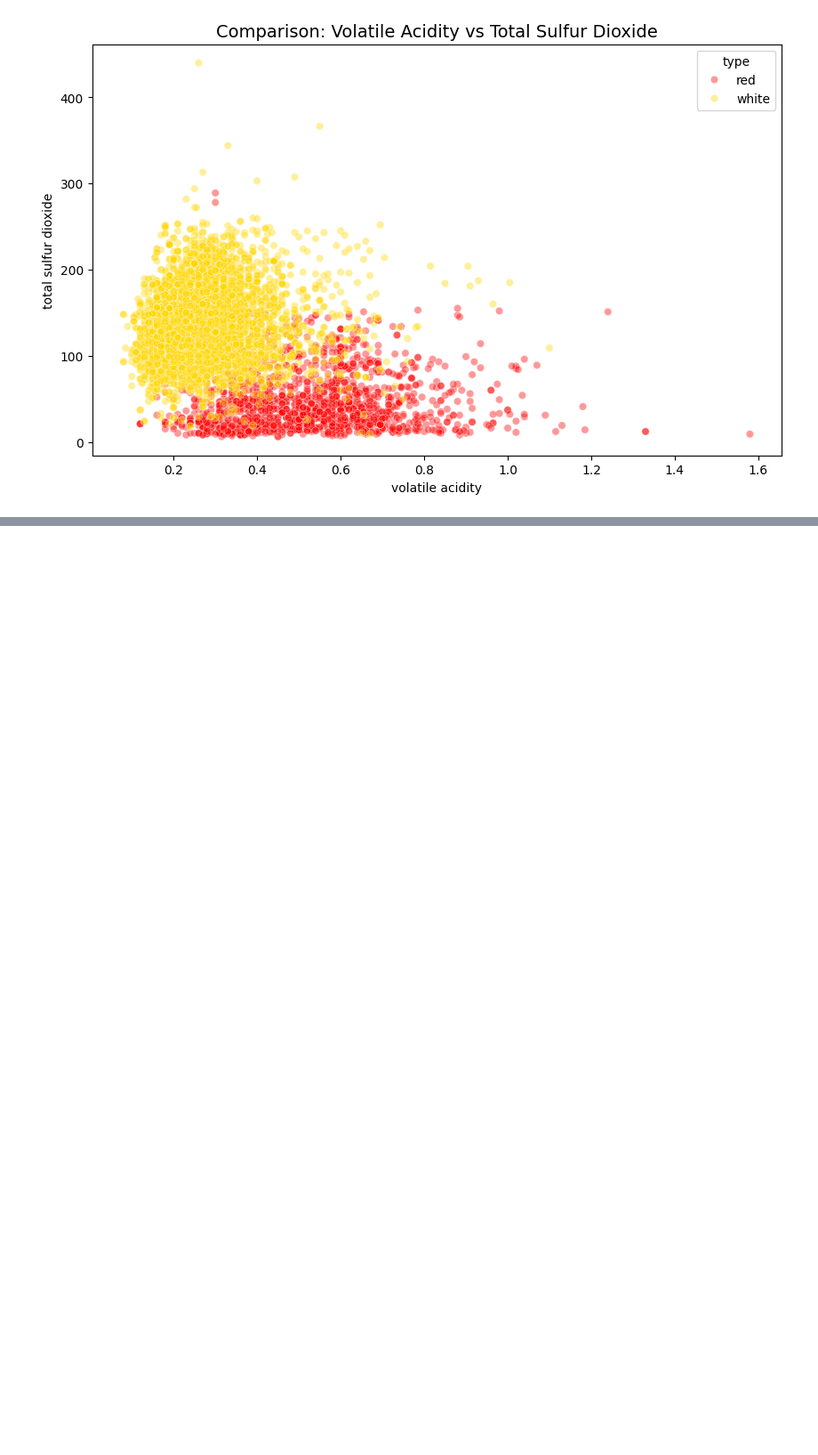
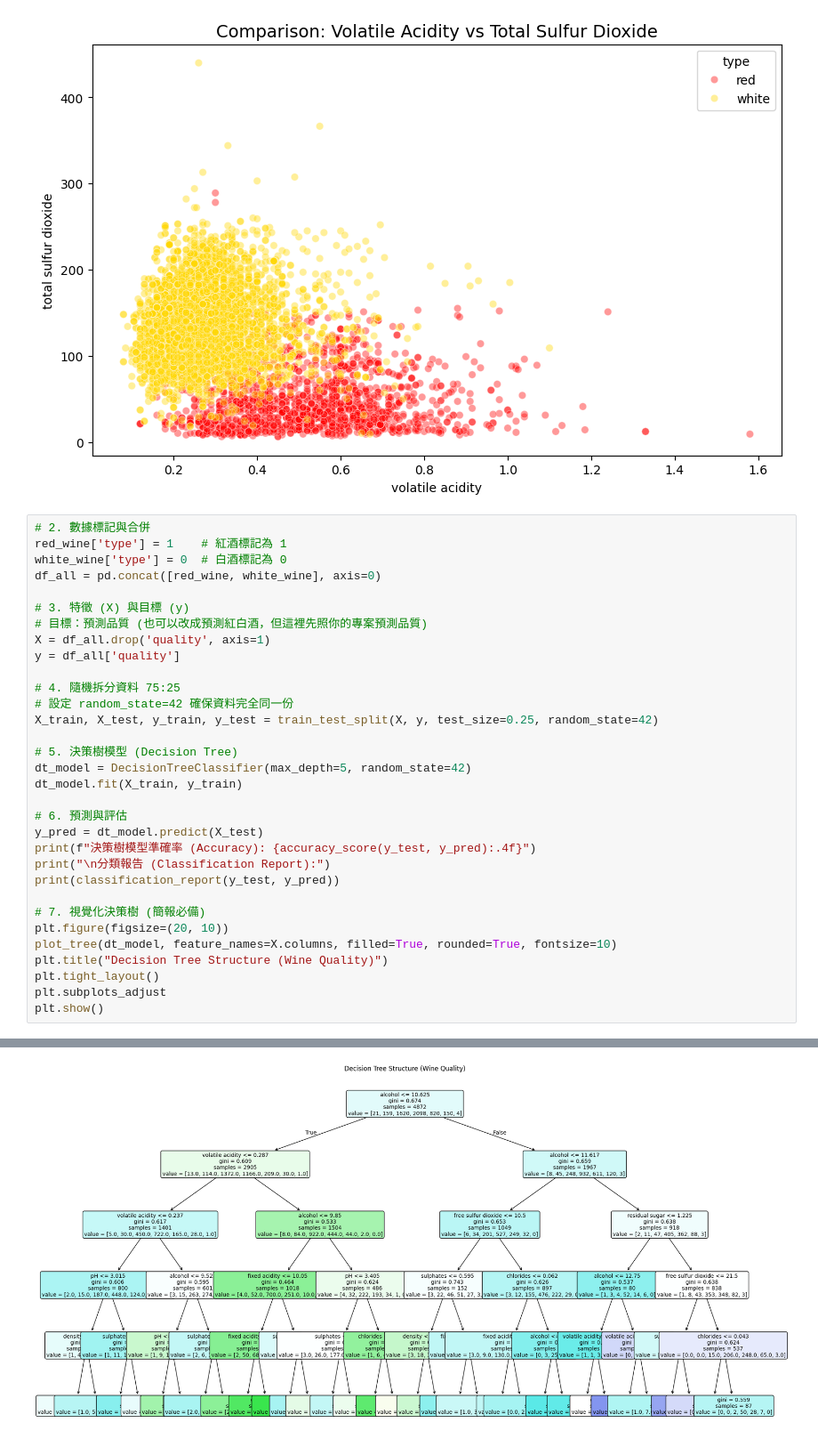
Before and after one commit to hottp2988/tibame-20251203, a Jupyter notebook: red_and_white_winequality.ipynb, the cells around one changed output, grey strips where cells are left out. Shown at 89% size. Cells and saved outputs as stored; diff of their text form; blank space fills up the shorter version.

```diff
--- a/red_and_white_winequality.ipynb
+++ b/red_and_white_winequality.ipynb
@@ -38,3 +42,36 @@ plt.title('Comparison: Volatile Acidity vs Total Sulfur Dioxide', fontsize=14)
 plt.show()
 # %% [output]
 [figure]
+# %%
+# 2. 數據標記與合併
+red_wine['type'] = 1    # 紅酒標記為 1
+white_wine['type'] = 0  # 白酒標記為 0
+df_all = pd.concat([red_wine, white_wine], axis=0)
+
+# 3. 特徵 (X) 與目標 (y)
+# 目標：預測品質 (也可以改成預測紅白酒，但這裡先照你的專案預測品質)
+X = df_all.drop('quality', axis=1)
+y = df_all['quality']
+
+# 4. 隨機拆分資料 75:25
+# 設定 random_state=42 確保資料完全同一份
+X_train, X_test, y_train, y_test = train_test_split(X, y, test_size=0.25, random_state=42)
+
+# 5. 決策樹模型 (Decision Tree)
+dt_model = DecisionTreeClassifier(max_depth=5, random_state=42)
+dt_model.fit(X_train, y_train)
+
+# 6. 預測與評估
+y_pred = dt_model.predict(X_test)
+print(f"決策樹模型準確率 (Accuracy): {accuracy_score(y_test, y_pred):.4f}")
+print("\n分類報告 (Classification Report):")
+print(classification_report(y_test, y_pred))
+
+# 7. 視覺化決策樹 (簡報必備)
+plt.figure(figsize=(20, 10))
+plot_tree(dt_model, feature_names=X.columns, filled=True, rounded=True, fontsize=10)
+plt.title("Decision Tree Structure (Wine Quality)")
+plt.tight_layout()
+plt.subplots_adjust
+plt.show()
+# %% [output]
@@ -40,0 +94 @@ plt.show()
+[figure, added]
```
Also changed, not shown: parts of 3 cells of this notebook.
